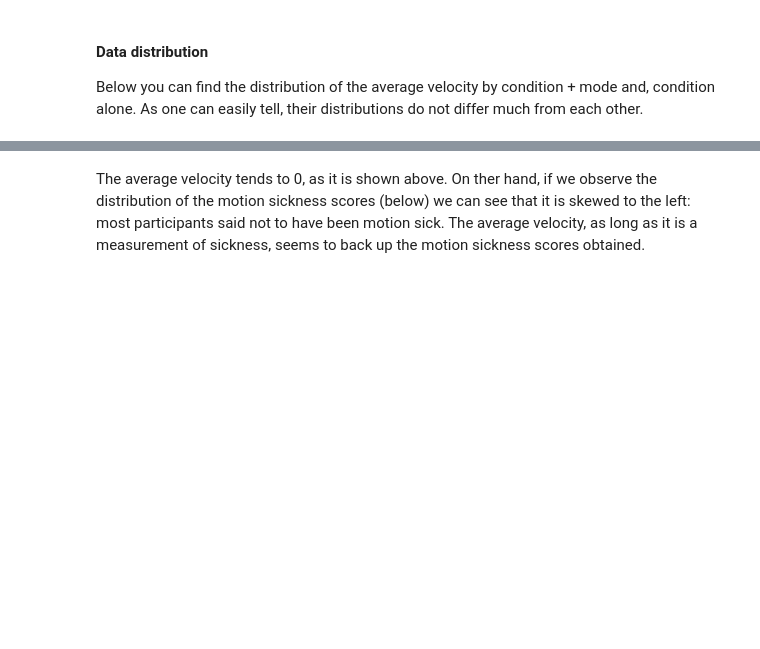
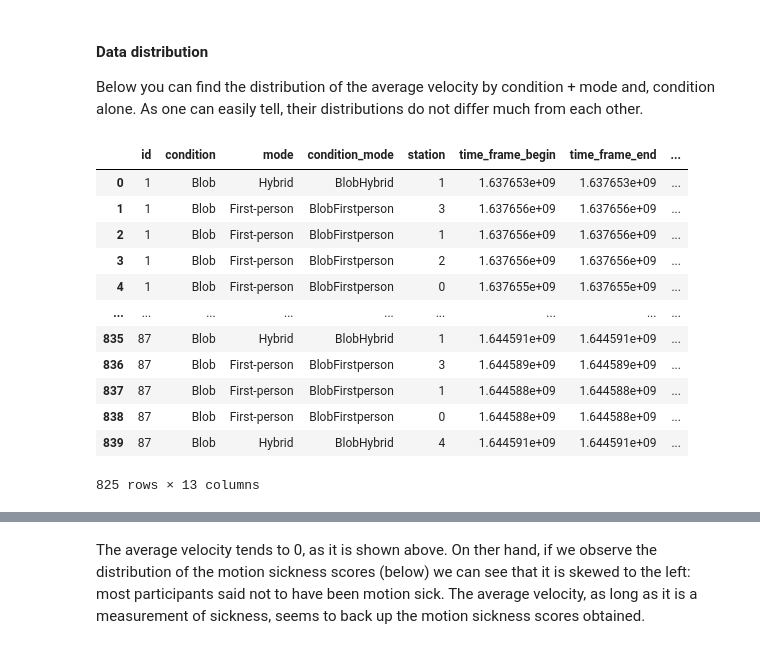
Before and after one commit to ELI-VR/Transcription-Postural-Stability-Test, a Jupyter notebook: analysis_velocity.ipynb, the cells around one changed output, grey strips where cells are left out. Saved outputs shown, nothing was run; the diff lists cells and outputs as text; code cells hidden in the pictures; blank space fills up the shorter version.

```diff
--- a/analysis_velocity.ipynb
+++ b/analysis_velocity.ipynb
@@ -110,3 +108,20 @@ Before conducting any analysis we will visually explore the data.
 # %% [markdown]
 #### Data distribution
 Below you can find the distribution of the average velocity by condition + mode and, condition alone. As one can easily tell, their distributions do not differ much from each other.
+# %%
+df_velocities.mode = df_velocities.replace({'hybrid' : 'Hybrid', 'Firstperson' : 'First-person'}, inplace=True)
+df_velocities
+# %% [output]
+|  | id | condition | mode | condition_mode | station | time_frame_begin | time_frame_end | ... |
+| 0 | 1 | Blob | Hybrid | BlobHybrid | 1 | 1.637653e+09 | 1.637653e+09 | ... |
+| 1 | 1 | Blob | First-person | BlobFirstperson | 3 | 1.637656e+09 | 1.637656e+09 | ... |
+| 2 | 1 | Blob | First-person | BlobFirstperson | 1 | 1.637656e+09 | 1.637656e+09 | ... |
+| 3 | 1 | Blob | First-person | BlobFirstperson | 2 | 1.637656e+09 | 1.637656e+09 | ... |
+| 4 | 1 | Blob | First-person | BlobFirstperson | 0 | 1.637655e+09 | 1.637655e+09 | ... |
+| ... | ... | ... | ... | ... | ... | ... | ... | ... |
+| 835 | 87 | Blob | Hybrid | BlobHybrid | 1 | 1.644591e+09 | 1.644591e+09 | ... |
+| 836 | 87 | Blob | First-person | BlobFirstperson | 3 | 1.644589e+09 | 1.644589e+09 | ... |
+| 837 | 87 | Blob | First-person | BlobFirstperson | 1 | 1.644588e+09 | 1.644588e+09 | ... |
+| 838 | 87 | Blob | First-person | BlobFirstperson | 0 | 1.644588e+09 | 1.644588e+09 | ... |
+| 839 | 87 | Blob | Hybrid | BlobHybrid | 4 | 1.644591e+09 | 1.644591e+09 | ... |
+825 rows × 13 columns
```
Also changed, not shown: parts of 9 cells of this notebook, 3 other files.
